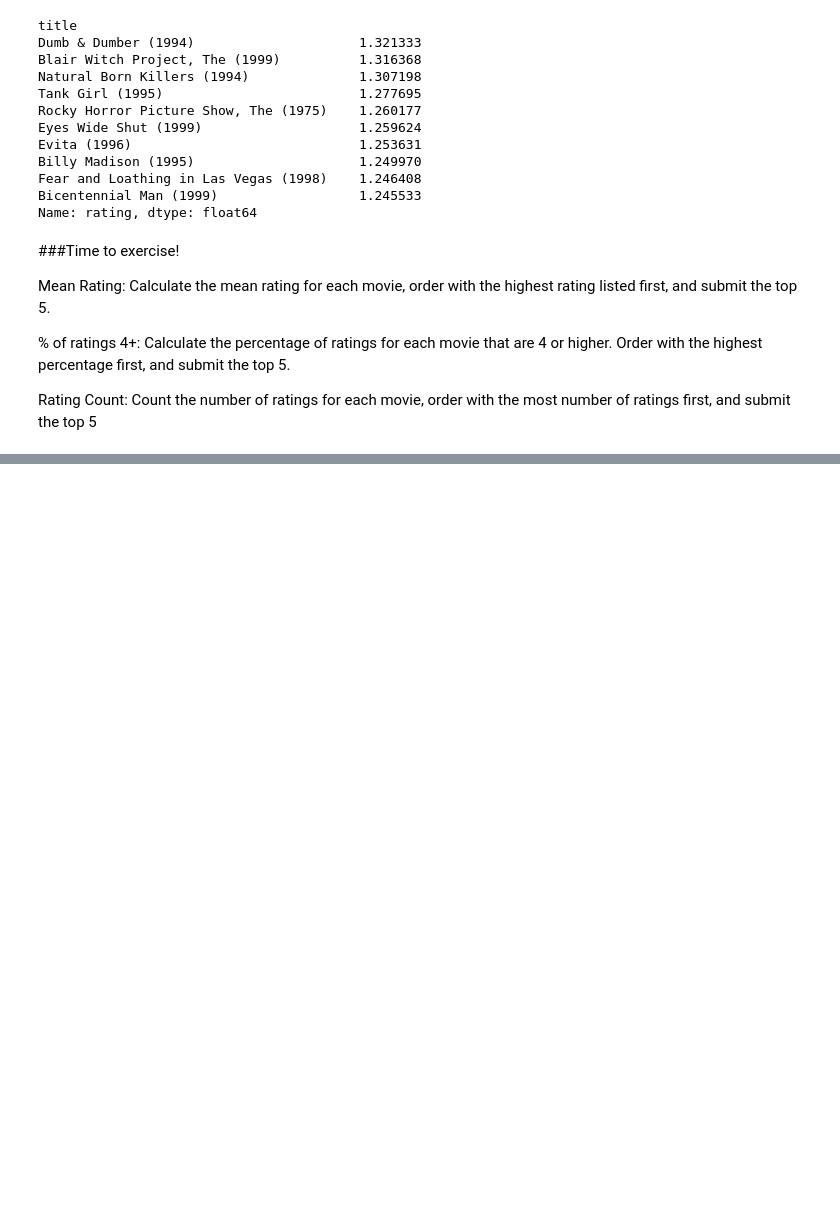
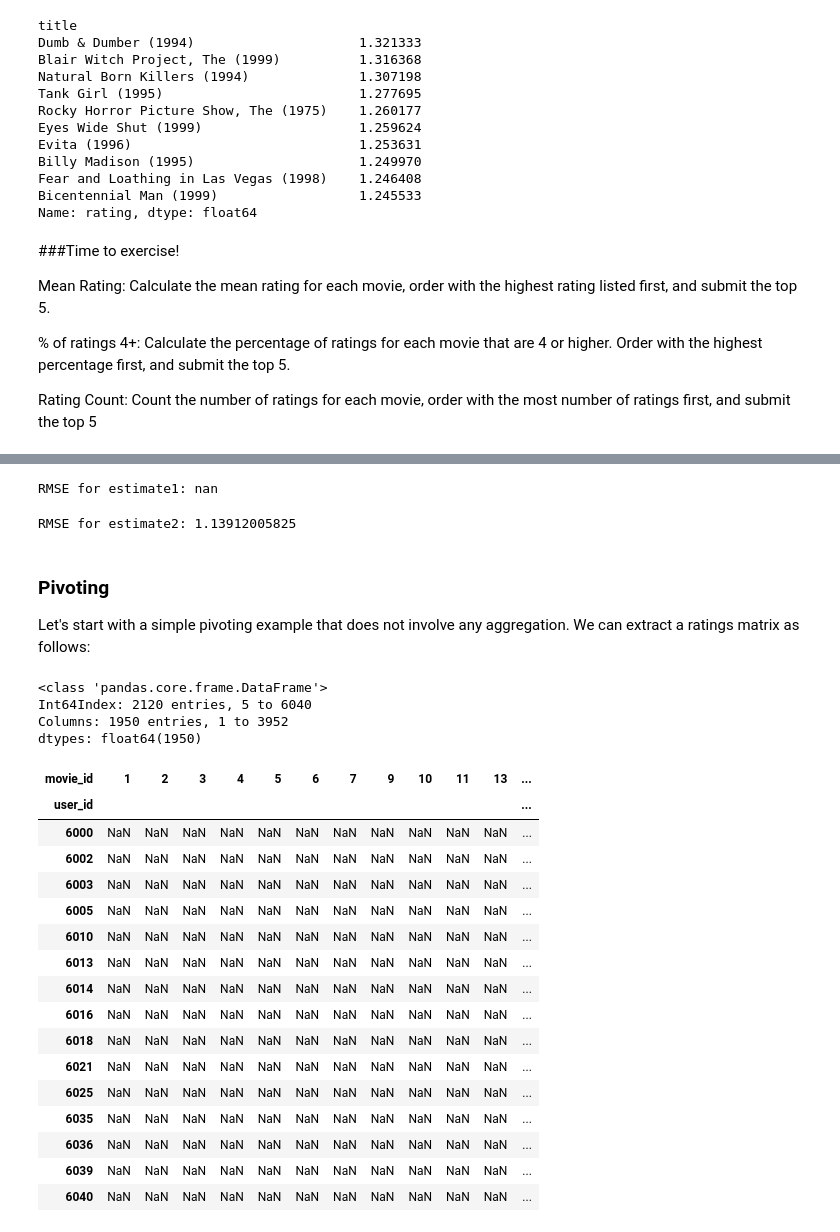
Before and after one commit to marcelcaraciolo/big-data-tutorial, a Jupyter notebook: tutorial/1-Playing-with-Recommender-Systems.ipynb, the cells around one changed output, grey strips where cells are left out. Drawn from its saved outputs; the diff is of its cells as text; code cells hidden in the pictures; blank space fills up the shorter version.

```diff
--- a/tutorial/1-Playing-with-Recommender-Systems.ipynb
+++ b/tutorial/1-Playing-with-Recommender-Systems.ipynb
@@ -431,0 +436,6 @@ Rating Count: Count the number of ratings for each movie, order with the most nu
+# %%
+# let's work with a smaller subset for speed reasons
+movielens = movielens.ix[np.random.choice(movielens.index, size=10000, replace=False)]
+print movielens.shape
+print movielens.user_id.nunique()
+print movielens.movie_id.nunique()
@@ -431,0 +454,16 @@ Rating Count: Count the number of ratings for each movie, order with the most nu
+# %%
+import numpy as np
+def assign_to_set(df):
+    sampled_ids = np.random.choice(df.index,
+                                   size=np.int64(np.ceil(df.index.size * 0.2)),
+                                   replace=False)
+    df.ix[sampled_ids, 'for_testing'] = True
+    return df
+
+movielens['for_testing'] = False
+grouped = movielens.groupby('user_id', group_keys=False).apply(assign_to_set)
+movielens_train = movielens[grouped.for_testing == False]
+movielens_test = movielens[grouped.for_testing == True]
+print movielens_train.shape
+print movielens_test.shape
+print movielens_train.index & movielens_test.index
@@ -431,0 +509,55 @@ Rating Count: Count the number of ratings for each movie, order with the most nu
+# %%
+def estimate1(user_id, item_id):
+    """ Simple content-filtering based on mean ratings. """
+    return movielens_train.ix[movielens_train.user_id == user_id, 'rating'].mean()
+
+print 'RMSE for estimate1: %s' % evaluate(estimate1)
+# %% [output]
+RMSE for estimate1: nan
+# %%
+def estimate2(user_id, movie_id):
+    """ Simple collaborative filter based on mean ratings. """
+    ratings_by_others = movielens_train[movielens_train.movie_id == movie_id]
+    if ratings_by_others.empty: return 3.0
+    return ratings_by_others.rating.mean()
+
+print 'RMSE for estimate2: %s' % evaluate(estimate2)
+# %% [output]
+RMSE for estimate2: 1.13912005825
+# %% [markdown]
+### Pivoting
+
+Let's start with a simple pivoting example that does not involve any
+aggregation. We can extract a ratings matrix as follows:
+# %%
+# transform the ratings frame into a ratings matrix
+ratings_mtx_df = movielens_train.pivot_table(values='rating',
+                                             rows='user_id',
+                                             cols='movie_id')
+ratings_mtx_df
+# %% [output]
+<class 'pandas.core.frame.DataFrame'>
+Int64Index: 2120 entries, 5 to 6040
+Columns: 1950 entries, 1 to 3952
+dtypes: float64(1950)
+# %%
+# with an integer axis index only label-based indexing is possible
+ratings_mtx_df.ix[ratings_mtx_df.index[-15:],ratings_mtx_df.columns[:15]]
+# %% [output]
+| movie_id | 1 | 2 | 3 | 4 | 5 | 6 | 7 | 9 | 10 | 11 | 13 | ... |
+| user_id |  |  |  |  |  |  |  |  |  |  |  | ... |
+| 6000 | NaN | NaN | NaN | NaN | NaN | NaN | NaN | NaN | NaN | NaN | NaN | ... |
+| 6002 | NaN | NaN | NaN | NaN | NaN | NaN | NaN | NaN | NaN | NaN | NaN | ... |
+| 6003 | NaN | NaN | NaN | NaN | NaN | NaN | NaN | NaN | NaN | NaN | NaN | ... |
+| 6005 | NaN | NaN | NaN | NaN | NaN | NaN | NaN | NaN | NaN | NaN | NaN | ... |
+| 6010 | NaN | NaN | NaN | NaN | NaN | NaN | NaN | NaN | NaN | NaN | NaN | ... |
+| 6013 | NaN | NaN | NaN | NaN | NaN | NaN | NaN | NaN | NaN | NaN | NaN | ... |
+| 6014 | NaN | NaN | NaN | NaN | NaN | NaN | NaN | NaN | NaN | NaN | NaN | ... |
+| 6016 | NaN | NaN | NaN | NaN | NaN | NaN | NaN | NaN | NaN | NaN | NaN | ... |
+| 6018 | NaN | NaN | NaN | NaN | NaN | NaN | NaN | NaN | NaN | NaN | NaN | ... |
+| 6021 | NaN | NaN | NaN | NaN | NaN | NaN | NaN | NaN | NaN | NaN | NaN | ... |
+| 6025 | NaN | NaN | NaN | NaN | NaN | NaN | NaN | NaN | NaN | NaN | NaN | ... |
+| 6035 | NaN | NaN | NaN | NaN | NaN | NaN | NaN | NaN | NaN | NaN | NaN | ... |
+| 6036 | NaN | NaN | NaN | NaN | NaN | NaN | NaN | NaN | NaN | NaN | NaN | ... |
+| 6039 | NaN | NaN | NaN | NaN | NaN | NaN | NaN | NaN | NaN | NaN | NaN | ... |
+| 6040 | NaN | NaN | NaN | NaN | NaN | NaN | NaN | NaN | NaN | NaN | NaN | ... |
```
Also changed, not shown: parts of 34 cells of this notebook, 3 other files.
